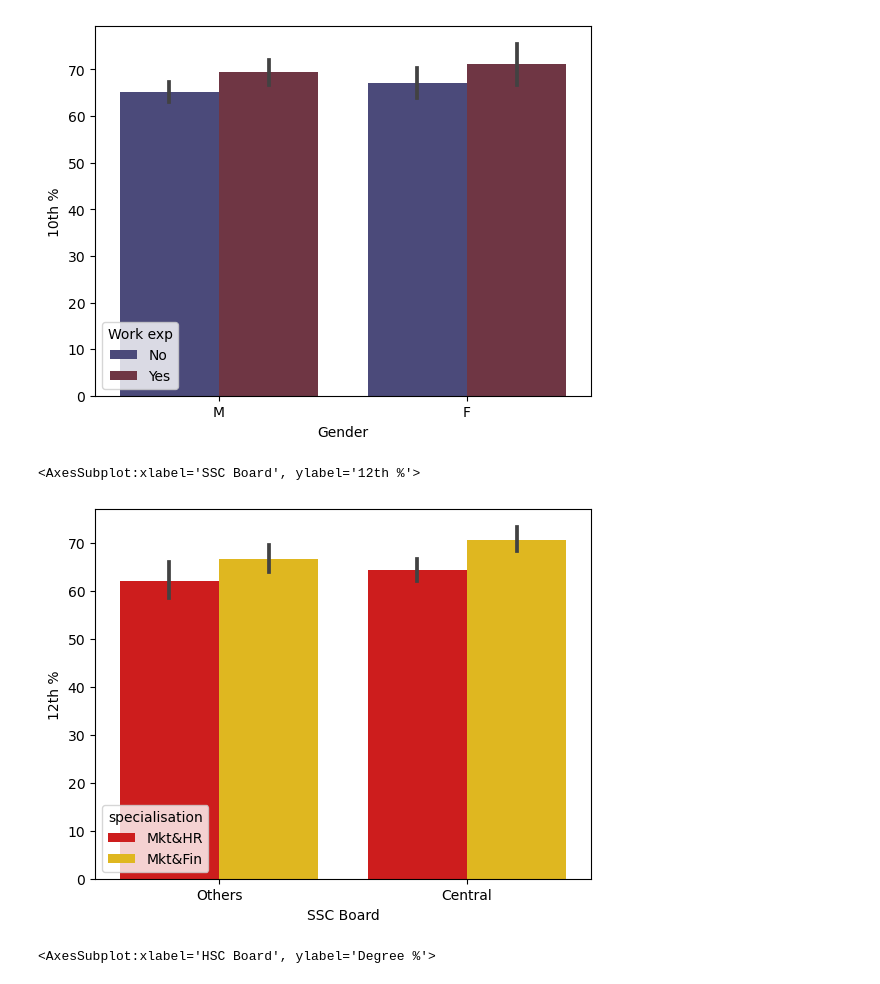
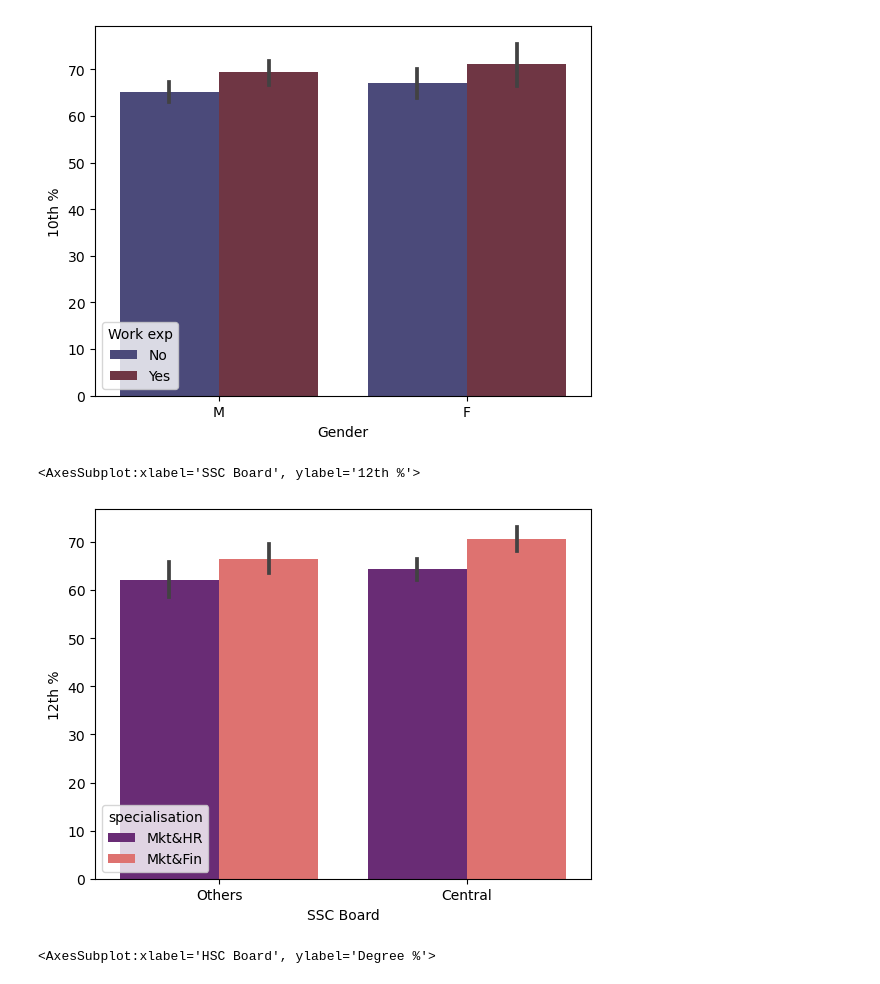
Before and after one commit to poojaharihar03/Placement_Analysis, a Jupyter notebook: placement_Analysis/Placement_Analysis.ipynb, the cells around one changed output. Drawn from its saved outputs; the diff is of its cells as text; code cells hidden in the pictures.

```diff
--- a/placement_Analysis/Placement_Analysis.ipynb
+++ b/placement_Analysis/Placement_Analysis.ipynb
@@ -215,10 +215,10 @@ sns.barplot(x='Gender',y='10th %',data=df,hue='Work exp', palette='icefire')
 <AxesSubplot:xlabel='Gender', ylabel='10th %'>
 [figure]
 # %%
-sns.barplot(x='SSC Board',y='12th %',data=df,hue='specialisation', palette='hot')
+sns.barplot(x='SSC Board',y='12th %',data=df,hue='specialisation', palette='magma')
 # %% [output]
 <AxesSubplot:xlabel='SSC Board', ylabel='12th %'>
-[figure, old version]
+[figure, new version]
 # %%
 sns.barplot(x='HSC Board',y='Degree %',data=df,hue='status',  palette='Accent')
 # %% [output]
```
Also changed, not shown: parts of 3 cells of this notebook.
